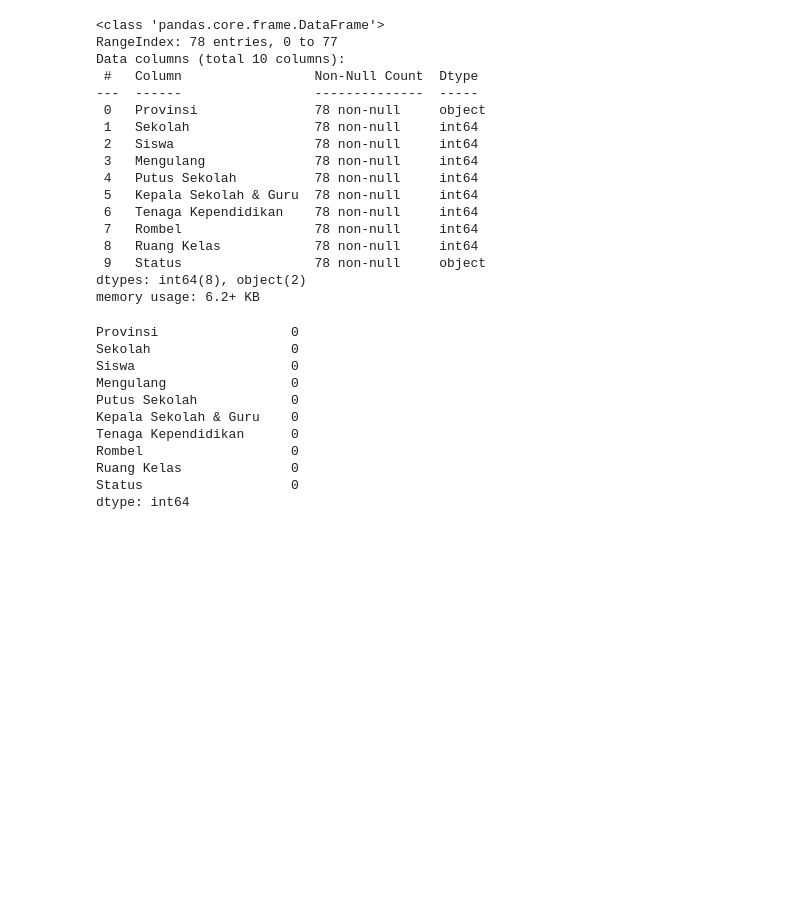
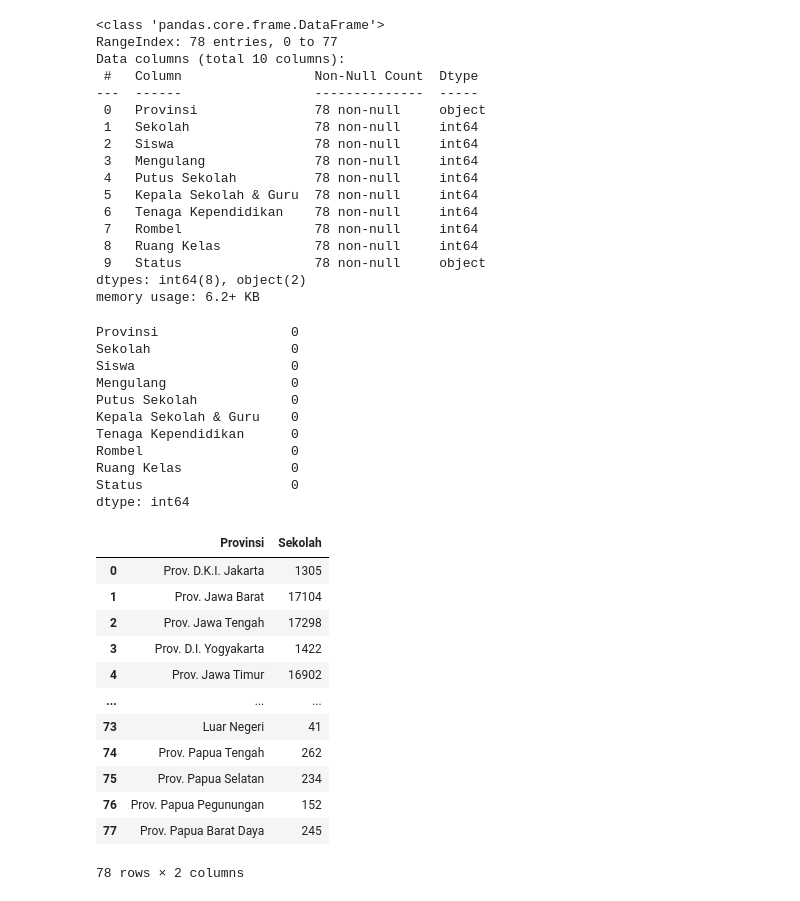
Before and after one commit to zeeroosoul/kelasdata, a Jupyter notebook: 1_numpyexceldata.ipynb, the cells around one changed output. Cells and saved outputs as stored; diff of their text form; code cells hidden in the pictures; blank space fills up the shorter version.

```diff
--- a/1_numpyexceldata.ipynb
+++ b/1_numpyexceldata.ipynb
@@ -63,3 +63,21 @@ Rombel                   0
 Ruang Kelas              0
 Status                   0
 dtype: int64
+# %%
+df = pd.DataFrame(dataframe)
+chart = df.iloc[:,[0,1]]
+chart
+# %% [output]
+|  | Provinsi | Sekolah |
+| 0 | Prov. D.K.I. Jakarta | 1305 |
+| 1 | Prov. Jawa Barat | 17104 |
+| 2 | Prov. Jawa Tengah | 17298 |
+| 3 | Prov. D.I. Yogyakarta | 1422 |
+| 4 | Prov. Jawa Timur | 16902 |
+| ... | ... | ... |
+| 73 | Luar Negeri | 41 |
+| 74 | Prov. Papua Tengah | 262 |
+| 75 | Prov. Papua Selatan | 234 |
+| 76 | Prov. Papua Pegunungan | 152 |
+| 77 | Prov. Papua Barat Daya | 245 |
+78 rows × 2 columns
```
Also changed, not shown: parts of 1 cell of this notebook.
